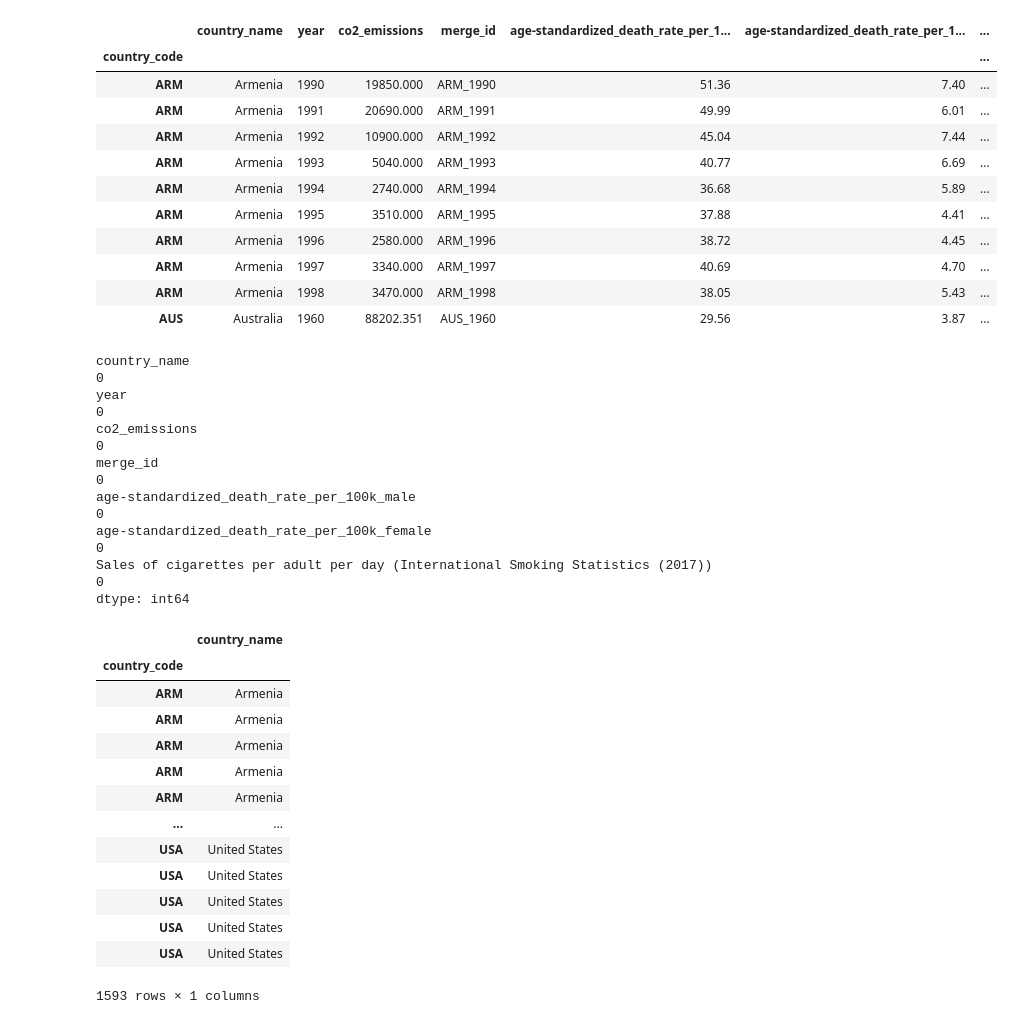
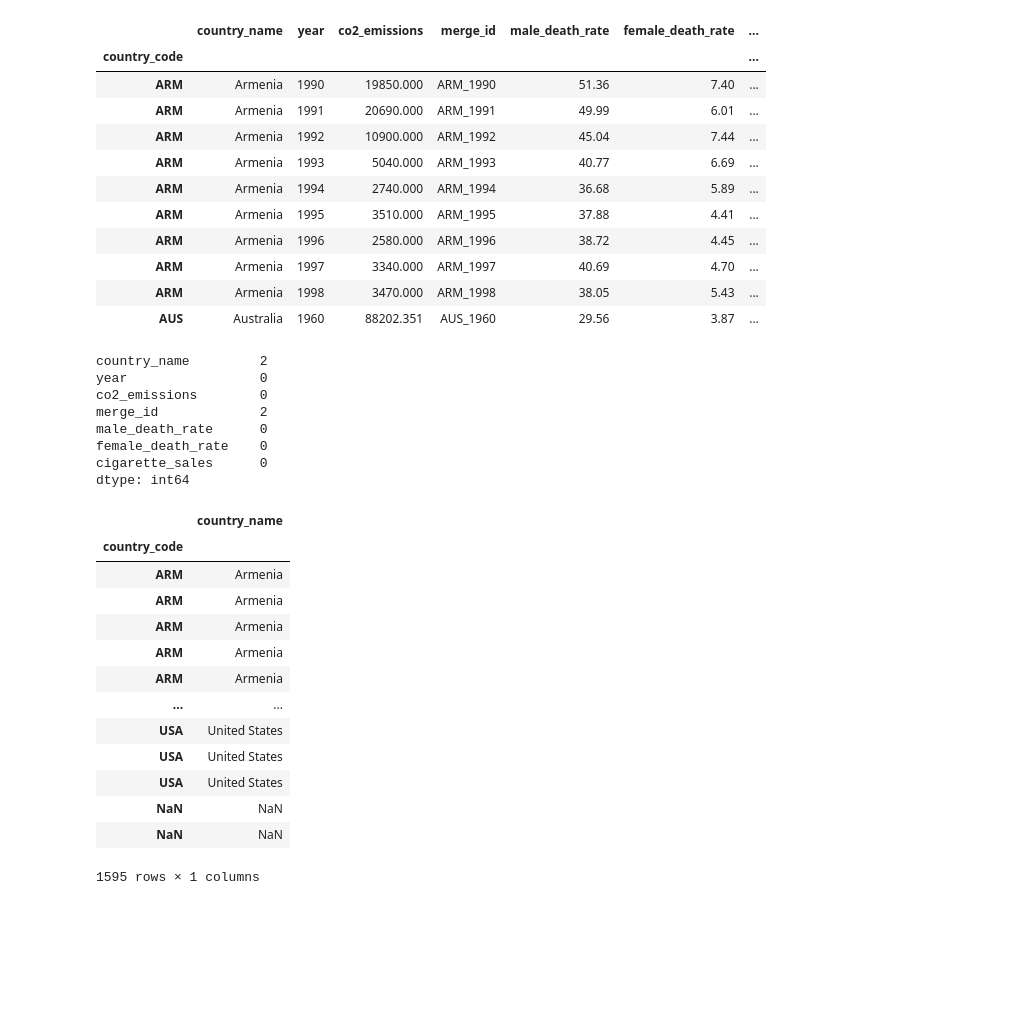
Before and after one commit to mzabrisk/final_project_group6, a Jupyter notebook: machine_learning/clusters_br.ipynb, the cells around one changed output. Saved outputs shown, nothing was run; the diff lists cells and outputs as text; code cells hidden in the pictures; blank space fills up the shorter version.

```diff
--- a/machine_learning/clusters_br.ipynb
+++ b/machine_learning/clusters_br.ipynb
@@ -9,9 +12,9 @@ from sklearn.cluster import KMeans
 # %%
-file_path = "merged_data.csv"
+file_path = "../Resources/merged_data.csv"
 merged_df = pd.read_csv(file_path, index_col=0)
 merged_df.head(10)
 # %% [output]
-|  | country_name | year | co2_emissions | merge_id | age-standardized_death_rate_per_1... | age-standardized_death_rate_per_1... | ... |
+|  | country_name | year | co2_emissions | merge_id | male_death_rate | female_death_rate | ... |
 | country_code |  |  |  |  |  |  | ... |
 | ARM | Armenia | 1990 | 19850.000 | ARM_1990 | 51.36 | 7.40 | ... |
 | ARM | Armenia | 1991 | 20690.000 | ARM_1991 | 49.99 | 6.01 | ... |
@@ -26,13 +29,13 @@ merged_df.head(10)
 # %%
 merged_df.isnull().sum()
 # %% [output]
-country_name                                                                        0
-year                                                                                0
-co2_emissions                                                                       0
-merge_id                                                                            0
-age-standardized_death_rate_per_100k_male                                           0
-age-standardized_death_rate_per_100k_female                                         0
-Sales of cigarettes per adult per day (International Smoking Statistics (2017))     0
+country_name         2
+year                 0
+co2_emissions        0
+merge_id             2
+male_death_rate      0
+female_death_rate    0
+cigarette_sales      0
 dtype: int64
 # %%
 country_name=pd.DataFrame(merged_df['country_name'])
@@ -49,6 +52,6 @@ country_name
 | USA | United States |
 | USA | United States |
 | USA | United States |
-| USA | United States |
-| USA | United States |
+| NaN | NaN |
+| NaN | NaN |
-1593 rows × 1 columns
+1595 rows × 1 columns
```
Also changed, not shown: parts of 12 cells of this notebook.
